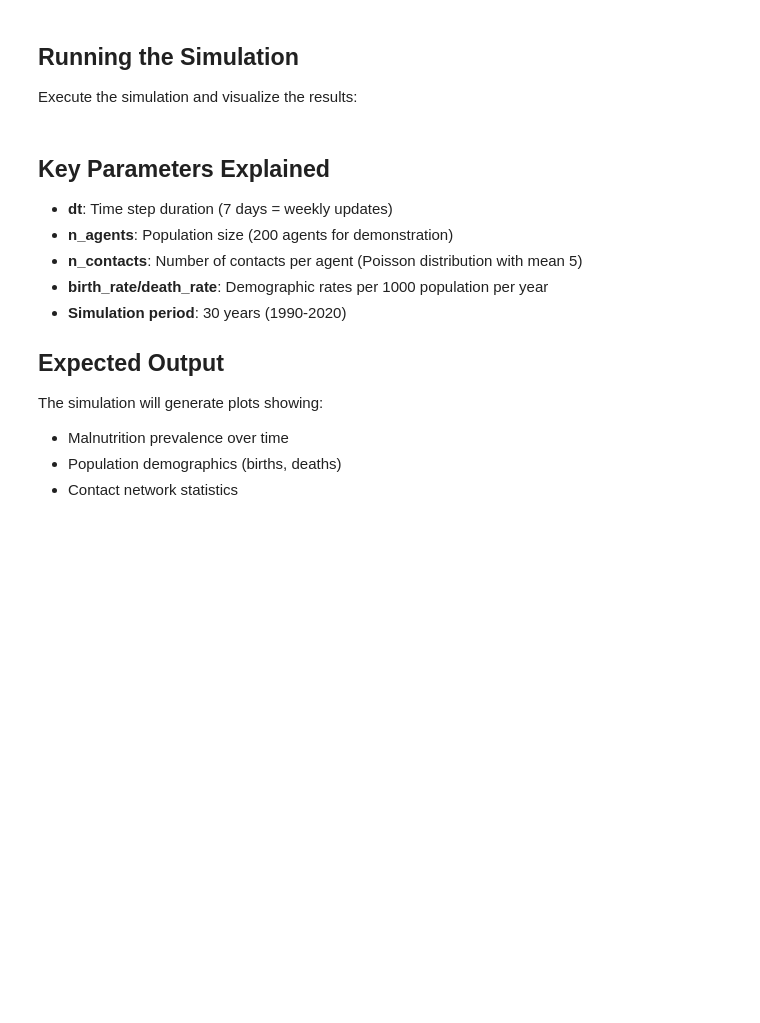
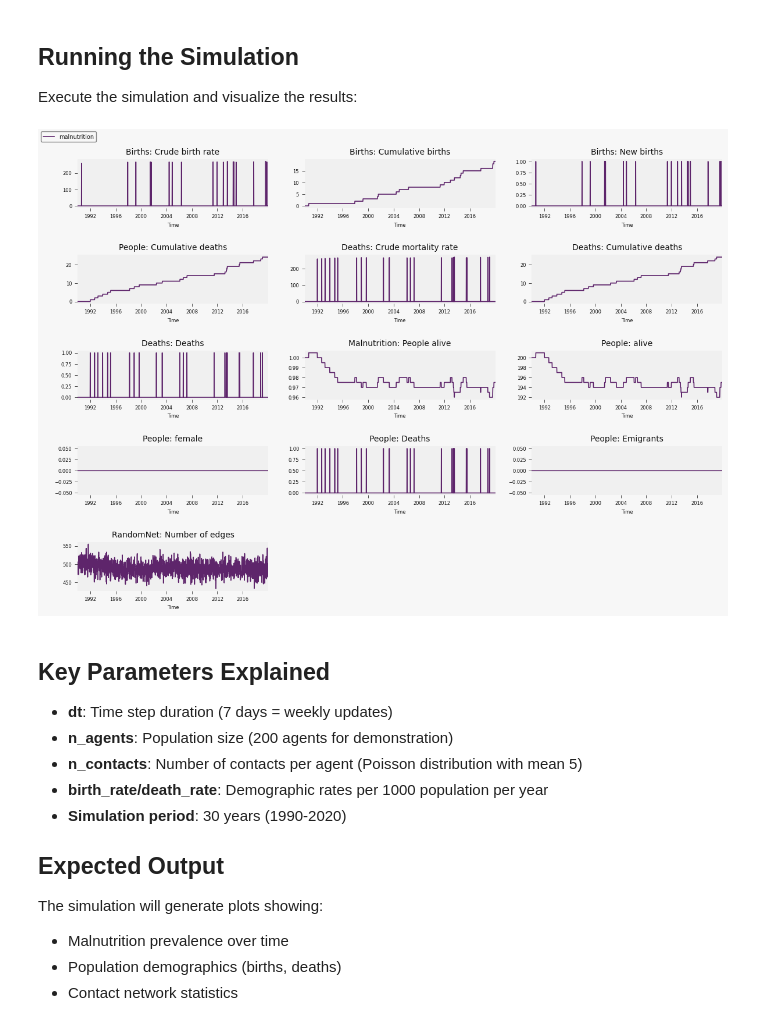
Before and after one commit to starsimhub/tbsim, a Jupyter notebook: docs/tutorials/malnutrition_tutorial.ipynb, the cells around one changed output. Saved outputs shown, nothing was run; the diff lists cells and outputs as text; code cells hidden in the pictures; blank space fills up the shorter version.

```diff
--- a/docs/tutorials/malnutrition_tutorial.ipynb
+++ b/docs/tutorials/malnutrition_tutorial.ipynb
@@ -93,14 +93,16 @@ Execute the simulation and visualize the results:
 # %%
 # Create and run the malnutrition simulation
 sim_n = make_malnutrition()
 sim_n.run()
 
 # Process results for visualization
 results = {'malnutrition': sim_n.results.flatten()}
 
 # Plot results with 3 columns in dark mode
-tbsim.plot_combined(results, n_cols=3, dark=True, cmap='Purples')
+tbsim.plot(results, n_cols=3, theme='light', style=dict(cmap='tab10'))
 plt.show()
+# %% [output]
+[figure, added]
 # %% [markdown]
 ## Key Parameters Explained
 
```
Also changed, not shown: 9 other files.
